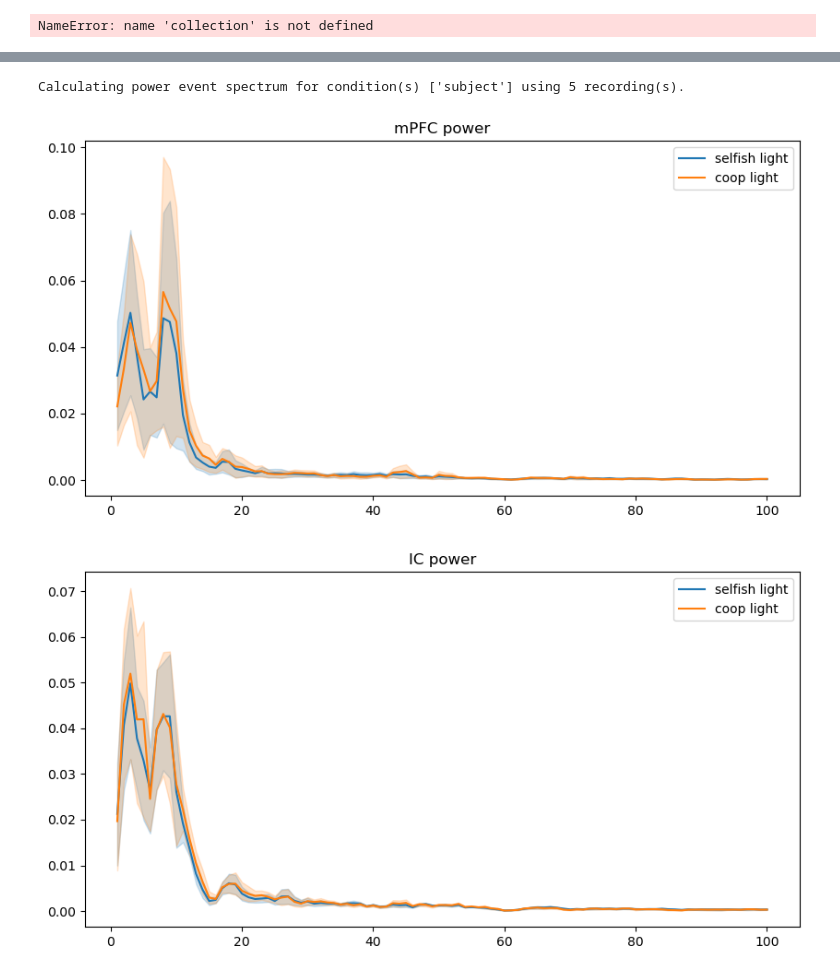
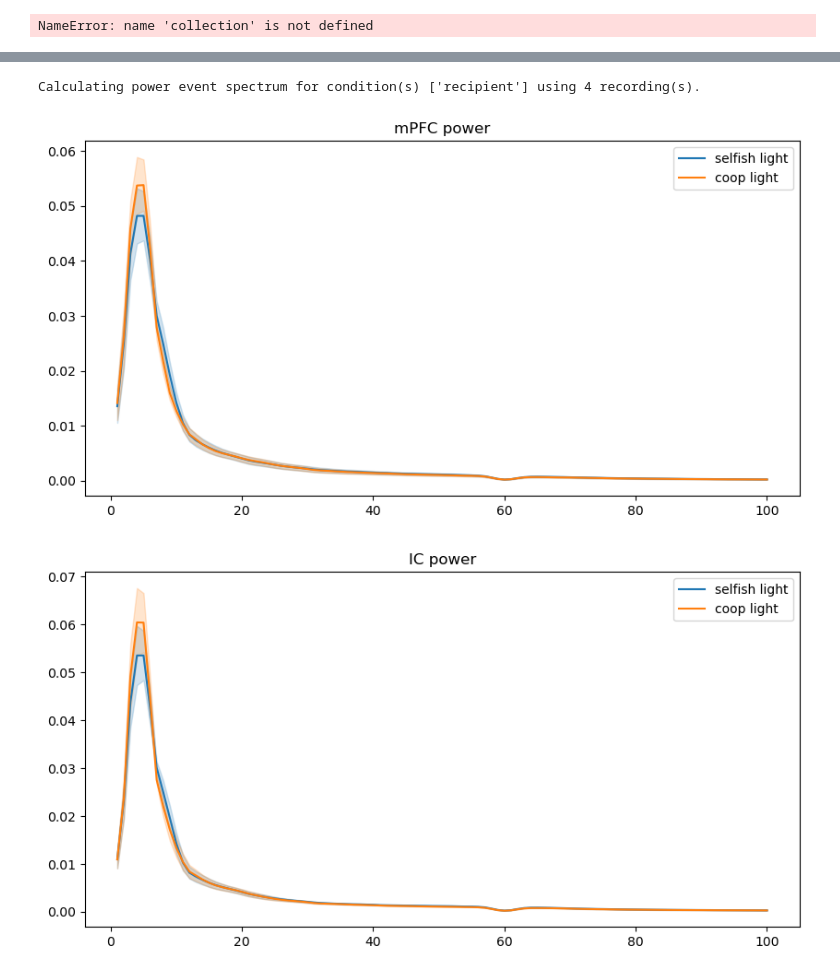
Before and after one commit to padillacoreanolab/diff_fam_social_memory_ephys, a Jupyter notebook: other_peoples_sutff/Catherine/lfp_eli/lfp_creation-eli-hpg.ipynb, the cells around one changed output, grey strips where cells are left out. Cells and saved outputs as stored; diff of their text form; code cells hidden in the pictures.

Commit message:
Added event spectrum with different conditions separated

```diff
--- a/other_peoples_sutff/Catherine/lfp_eli/lfp_creation-eli-hpg.ipynb
+++ b/other_peoples_sutff/Catherine/lfp_eli/lfp_creation-eli-hpg.ipynb
@@ -272,4 +288,4 @@ collection.save_to_json(r"other_peoples_sutff/Catherine/lfp_eli/D1_lfp_collectio
 # %% [output]
 NameError: name 'collection' is not defined
 # %%
-collection=LFP_collection.load_collection(r"other_peoples_sutff/Catherine/lfp_eli/D1_lfp_collection")
+collection=LFP_collection.LFPCollection.load_collection(r"other_peoples_sutff/Catherine/lfp_eli/D1_lfp_collection/lfp_collection.json")
@@ -340,0 +355,32 @@ NameError: name 'collection' is not defined
+# %%
+for recording in collection.recordings:
+    for event_name, events in recording.event_dict.items():
+        recording.event_dict[event_name] = np.asarray(events) * 1000
+# %%
+import math
+import numpy as np
+
+for recording in collection.recordings:
+    if recording.name in condition_recordings["subject alone"]:
+        print(recording.name)
+        freq_timebin = recording.timestep * 1000
+        recording_duration_ms = recording.power.shape[0] * freq_timebin
+
+        print("  recording duration ms:", recording_duration_ms)
+
+        for event_name in ["selfish light", "coop light"]:
+            events = np.asarray(recording.event_dict[event_name])
+
+            pre_indices = np.ceil(events[:, 0] / freq_timebin).astype(int)
+            post_indices = np.ceil(events[:, 1] / freq_timebin).astype(int)
+            widths = post_indices - pre_indices
+            within = post_indices < recording.power.shape[0]
+
+            print(event_name)
+            print("  raw start min/max:", np.nanmin(events[:, 0]), np.nanmax(events[:, 0]))
+            print("  raw stop min/max:", np.nanmin(events[:, 1]), np.nanmax(events[:, 1]))
+            print("  raw duration min/max:", np.nanmin(events[:, 1] - events[:, 0]), np.nanmax(events[:, 1] - events[:, 0]))
+            print("  post index min/max:", np.nanmin(post_indices), np.nanmax(post_indices))
+            print("  within recording:", np.sum(within), "of", len(events))
+            print("  bin width min/max:", np.nanmin(widths), np.nanmax(widths))
+            print("  zero-width:", np.sum(widths <= 0), "of", len(events))
@@ -349,17 +413,19 @@ import lfp.lfp_analysis.plotting as lfplt
 condition_recordings = defaultdict(list, {
     'recipient': [
         '20250509_131426_Stage4_D1_4-1_merged.rec',
-        '20250508_112121_Stage4_D1_6-3_merged.rec',
         '20250509_131426_Stage4_D1_4-2_merged.rec',
         '20250508_100203_Stage4_D1_2-1_merged.rec',
         '20250508_100203_Stage4_D1_1-3_merged.rec',
     ],
-    'subject': [
+    'subject with recipient': [
         '20250508_100203_Stage4_D1_1-2_merged.rec',
         '20250509_131426_Stage4_D1_4-3_merged.rec',
-        '20250508_112121_Stage4_D1_6-1_merged.rec',
         '20250508_100203_Stage4_D1_2-4_merged.rec',
         '20250509_131426_Stage4_D1_4-4_merged.rec',
+    ],
+    'subject alone': [
+        '20250508_112121_Stage4_D1_6-1_merged.rec',
+        '20250508_112121_Stage4_D1_6-3_merged.rec',
     ],
 })
 
@@ -415,34 +481,35 @@ def condition_event_spectrum(
 
     event_averages = ee.average_events(
         filtered_collection,
         events=events,
         mode=mode,
         baseline=baseline,
         event_len=event_len,
         pre_window=pre_window,
         post_window=post_window,
         plot=False,
     )
 
+
     if plot:
         lfplt.plot_event_spectrum(
             lfp_collection,
             event_averages,
             mode=mode,
             regions=regions,
             freq_range=freq_range,
         )
 
     return event_averages
 
 event_averages = condition_event_spectrum(
     collection,
     condition_recordings=condition_recordings,
-    selected_condition='subject',
+    selected_condition='recipient',
     events=['selfish light', 'coop light'],
     mode='power',
 )
 # %% [output]
-Calculating power event spectrum for condition(s) ['subject'] using 5 recording(s).
+Calculating power event spectrum for condition(s) ['recipient'] using 4 recording(s).
-[figure, old version]
+[figure, new version]
-[figure, old version]
+[figure, new version]
```
Also changed, not shown: parts of 6 cells of this notebook.
